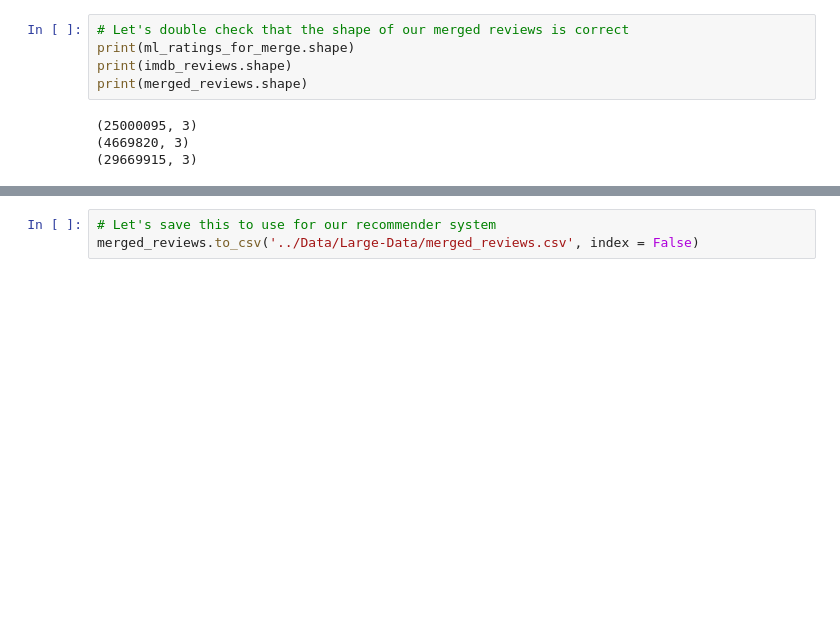
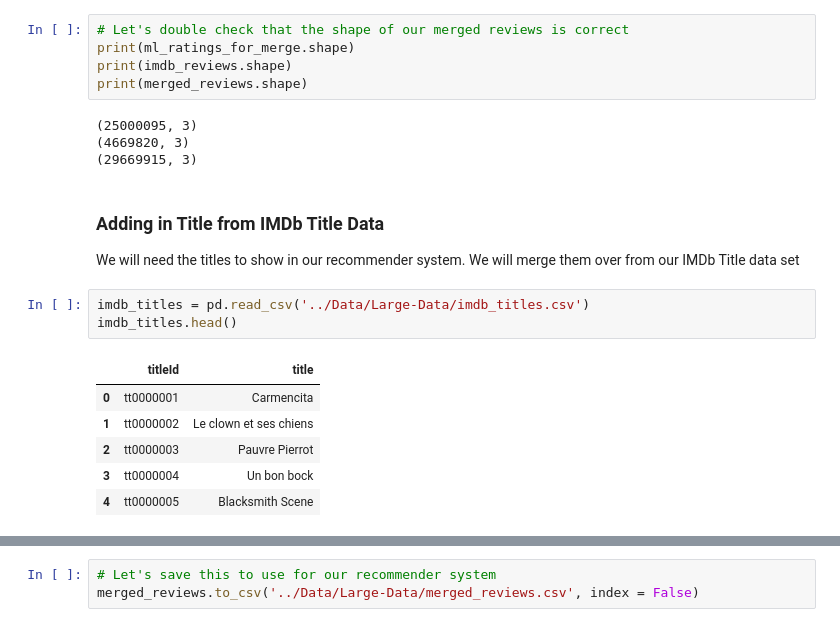
Before and after one commit to jackfrantz/Movie-Recommender-System, a Jupyter notebook: Code_Notebooks/Data_Cleaning.ipynb, the cells around one changed output, grey strips where cells are left out. Cells and saved outputs as stored; diff of their text form; blank space fills up the shorter version.

```diff
--- a/Code_Notebooks/Data_Cleaning.ipynb
+++ b/Code_Notebooks/Data_Cleaning.ipynb
@@ -202,3 +202,16 @@ print(merged_reviews.shape)
 (25000095, 3)
 (4669820, 3)
 (29669915, 3)
+# %% [markdown]
+### Adding in Title from IMDb Title Data
+We will need the titles to show in our recommender system. We will merge them over from our IMDb Title data set
+# %%
+imdb_titles = pd.read_csv('../Data/Large-Data/imdb_titles.csv')
+imdb_titles.head()
+# %% [output]
+|  | titleId | title |
+| 0 | tt0000001 | Carmencita |
+| 1 | tt0000002 | Le clown et ses chiens |
+| 2 | tt0000003 | Pauvre Pierrot |
+| 3 | tt0000004 | Un bon bock |
+| 4 | tt0000005 | Blacksmith Scene |
```
Also changed, not shown: parts of 6 cells of this notebook.
